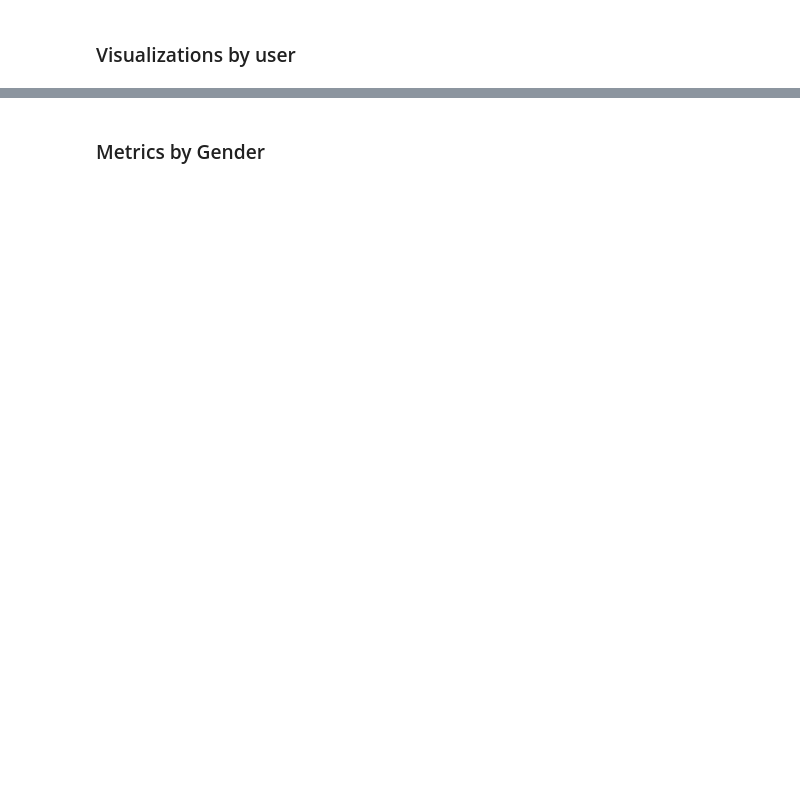
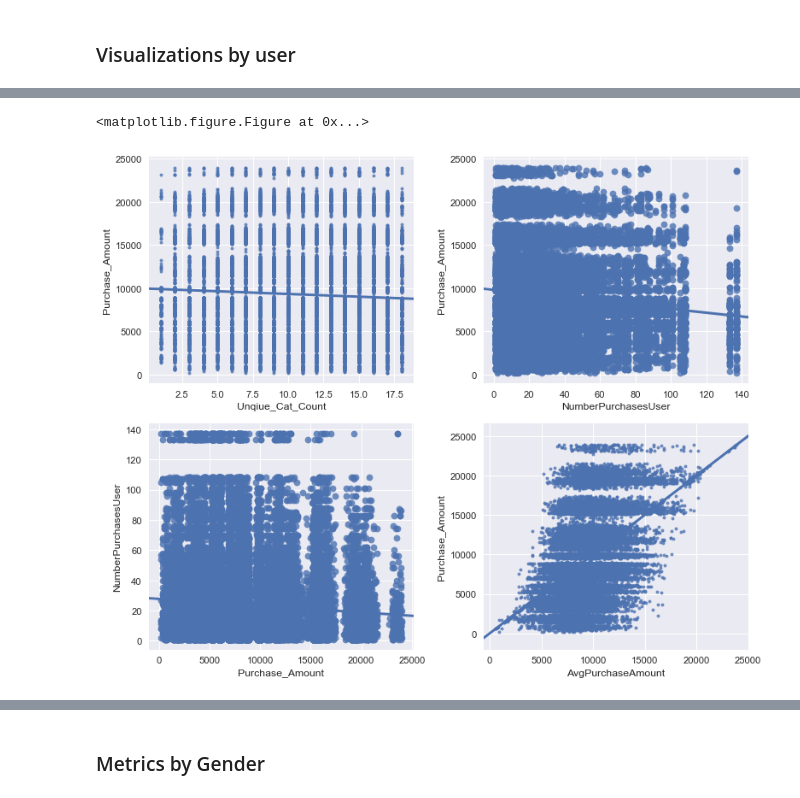
Before and after one commit to kcalab92/Springboard-DataScience, a Jupyter notebook: Capstone1_PurchaseAmountPrediction/Capstone1_Purchase_Prediction_Storytelling_Current.ipynb, the cells around one changed output, grey strips where cells are left out. Drawn from its saved outputs; the diff is of its cells as text; code cells hidden in the pictures; blank space fills up the shorter version.

```diff
--- a/Capstone1_PurchaseAmountPrediction/Capstone1_Purchase_Prediction_Storytelling_Current.ipynb
+++ b/Capstone1_PurchaseAmountPrediction/Capstone1_Purchase_Prediction_Storytelling_Current.ipynb
@@ -191,0 +272,33 @@ NameError: name 'AverageUserPurchaseAmount' is not defined
+# %%
+#Numeric variables
+
+#Purchase_Amount
+#AvgPurchaseAmount
+#NumberPurchasesUser
+#unq_cats_prch_user
+#two_plus_cats_prch_user
+#cats_five_plus
+
+
+plt.gcf().clear()
+
+plt.figure(num=None, figsize=(10, 8), dpi=80, facecolor='w', edgecolor='k')
+
+plt.subplot(2,2,1)
+sns.regplot(trainDf['Unqiue_Cat_Count'], trainDf['Purchase_Amount'], marker='.')
+
+plt.subplot(2,2,2)
+sns.regplot(trainDf['NumberPurchasesUser'], trainDf['Purchase_Amount'])
+
+plt.subplot(2,2,3)
+sns.regplot(trainDf['Purchase_Amount'], trainDf['NumberPurchasesUser'])
+
+plt.subplot(2,2,4)
+sns.regplot(trainDf['AvgPurchaseAmount'], trainDf['Purchase_Amount'], marker='.')
+
+
+plt.tight_layout()
+plt.show()
+# %% [output]
+<matplotlib.figure.Figure at 0x...>
+[figure, added]
```
Also changed, not shown: parts of 36 cells of this notebook.
